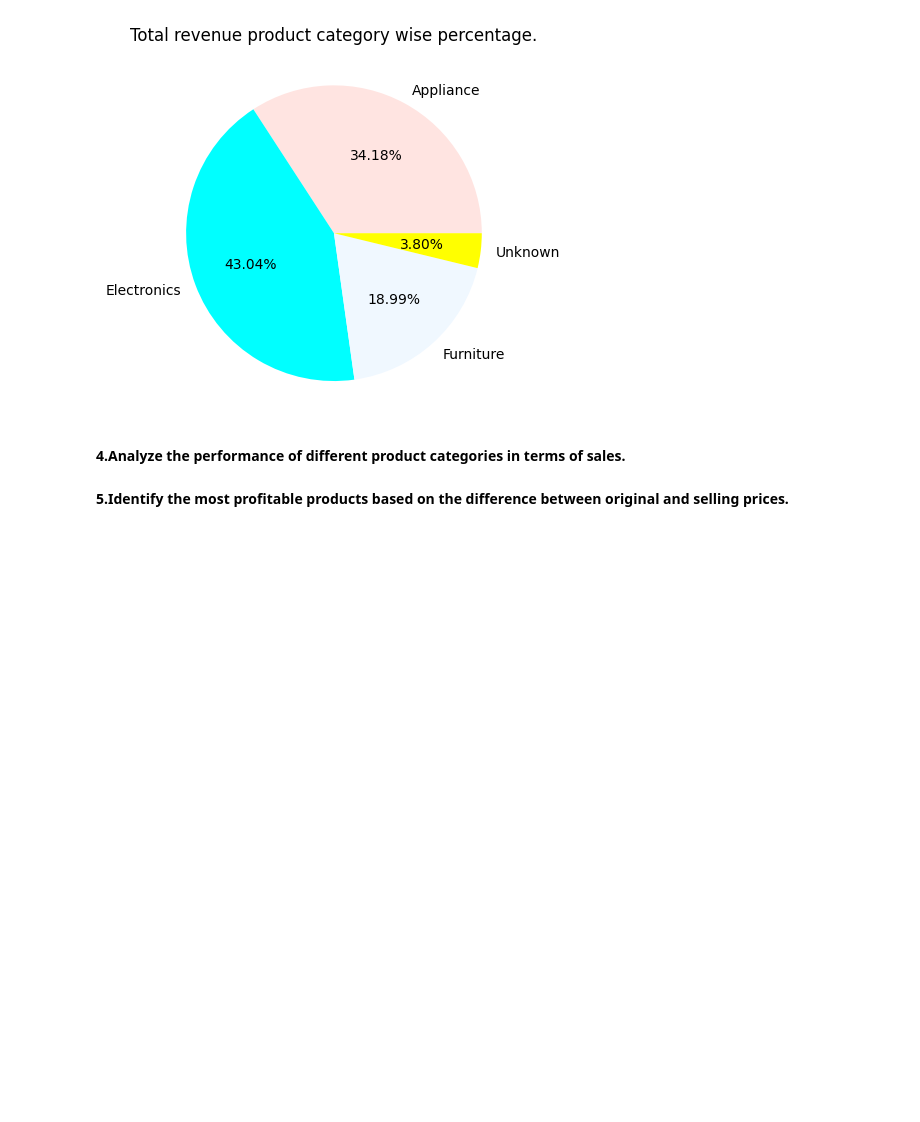
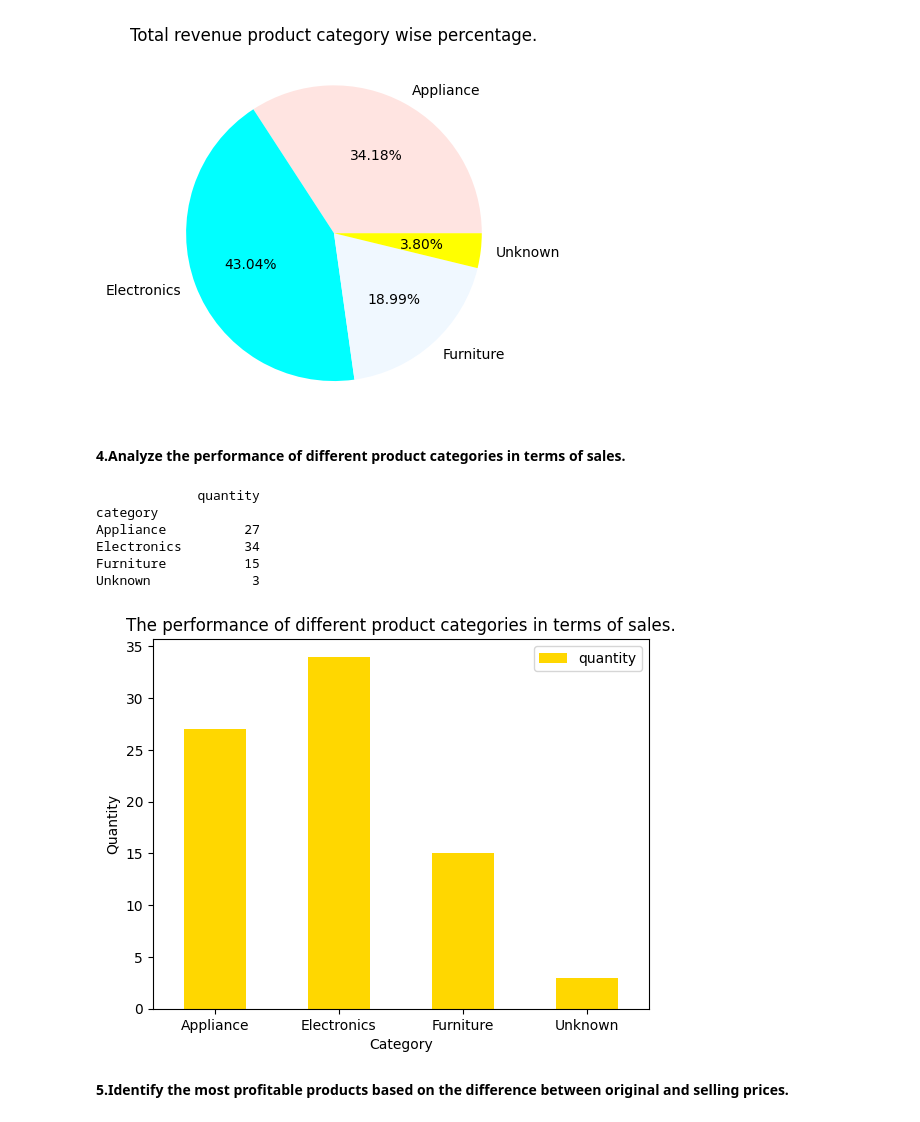
Before and after one commit to sanchaitamondal/Python_Anudip_2023, a Jupyter notebook: Project/ECommerce.ipynb, the cells around one changed output. Drawn from its saved outputs; the diff is of its cells as text; code cells hidden in the pictures; blank space fills up the shorter version.

```diff
--- a/Project/ECommerce.ipynb
+++ b/Project/ECommerce.ipynb
@@ -907,6 +915,21 @@ plt.show()
 [figure]
 # %% [markdown]
 **4.Analyze the performance of different product categories in terms of sales.**
+# %%
+category_quantity=pd.pivot_table(coustmer_order_df,index=['category'],values=['quantity'],aggfunc='count')
+print(category_quantity)
+category_quantity.plot(kind='bar',xlabel='Category',ylabel='Quantity',color='gold')
+plt.title('The performance of different product categories in terms of sales.')
+plt.xticks(rotation=0)
+plt.show()
+# %% [output]
+             quantity
+category
+Appliance          27
+Electronics        34
+Furniture          15
+Unknown             3
+[figure, added]
 # %% [markdown]
 **5.Identify the most profitable products based on the difference between
 original and selling prices.**
```
Also changed, not shown: parts of 33 cells of this notebook.
